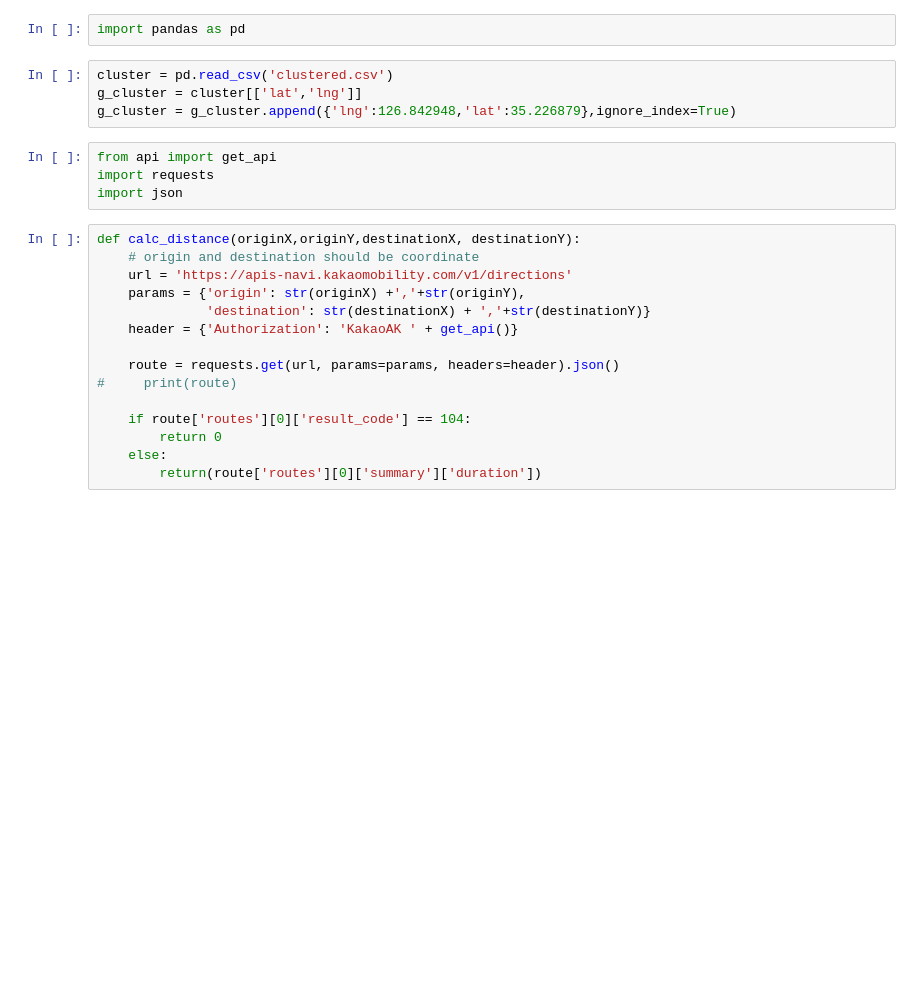
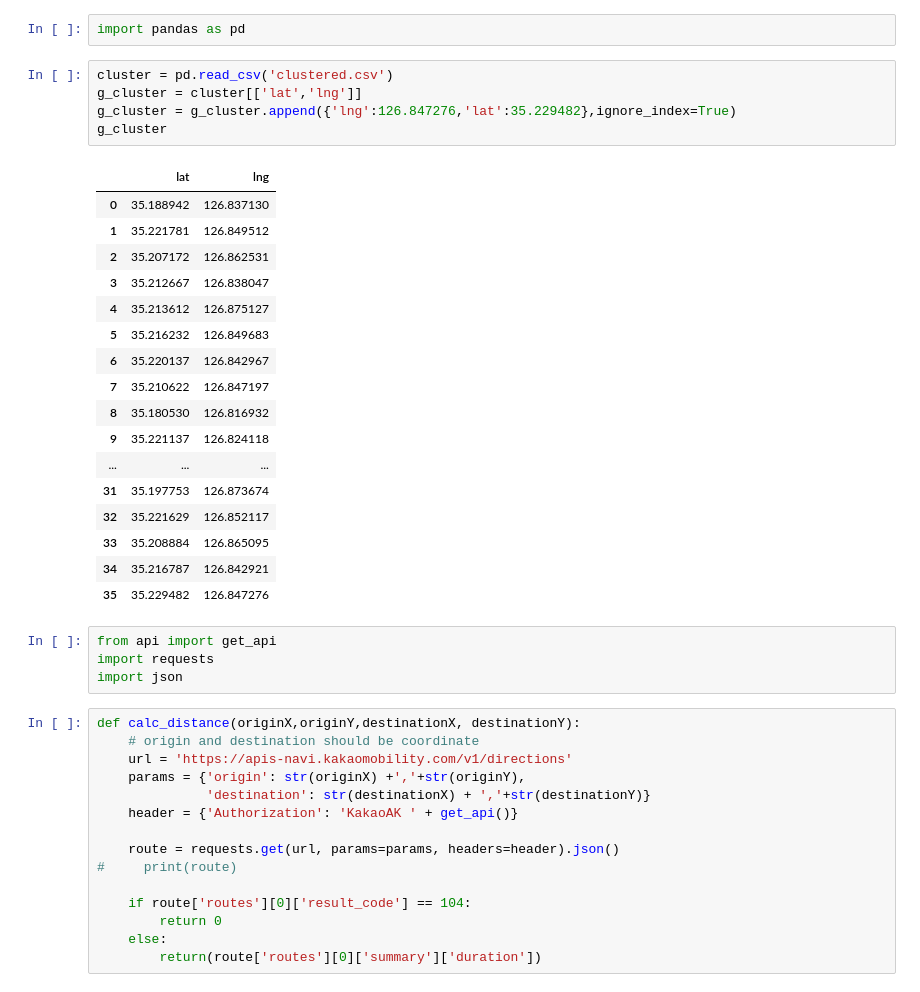
Before and after one commit to hyojaeKwon/aistone-vrp, a Jupyter notebook: stores/vrp_more_data/calculate_distance.ipynb, the cells around one changed output. Cells and saved outputs as stored; diff of their text form; blank space fills up the shorter version.

```diff
--- a/stores/vrp_more_data/calculate_distance.ipynb
+++ b/stores/vrp_more_data/calculate_distance.ipynb
@@ -3,7 +3,26 @@ import pandas as pd
 # %%
 cluster = pd.read_csv('clustered.csv')
 g_cluster = cluster[['lat','lng']]
-g_cluster = g_cluster.append({'lng':126.842948,'lat':35.226879},ignore_index=True)
+g_cluster = g_cluster.append({'lng':126.847276,'lat':35.229482},ignore_index=True)
+g_cluster
+# %% [output]
+|  | lat | lng |
+| 0 | 35.188942 | 126.837130 |
+| 1 | 35.221781 | 126.849512 |
+| 2 | 35.207172 | 126.862531 |
+| 3 | 35.212667 | 126.838047 |
+| 4 | 35.213612 | 126.875127 |
+| 5 | 35.216232 | 126.849683 |
+| 6 | 35.220137 | 126.842967 |
+| 7 | 35.210622 | 126.847197 |
+| 8 | 35.180530 | 126.816932 |
+| 9 | 35.221137 | 126.824118 |
+| ... | ... | ... |
+| 31 | 35.197753 | 126.873674 |
+| 32 | 35.221629 | 126.852117 |
+| 33 | 35.208884 | 126.865095 |
+| 34 | 35.216787 | 126.842921 |
+| 35 | 35.229482 | 126.847276 |
 # %%
 from api import get_api
 import requests
```
Also changed, not shown: parts of 2 cells of this notebook, 7 other files.
